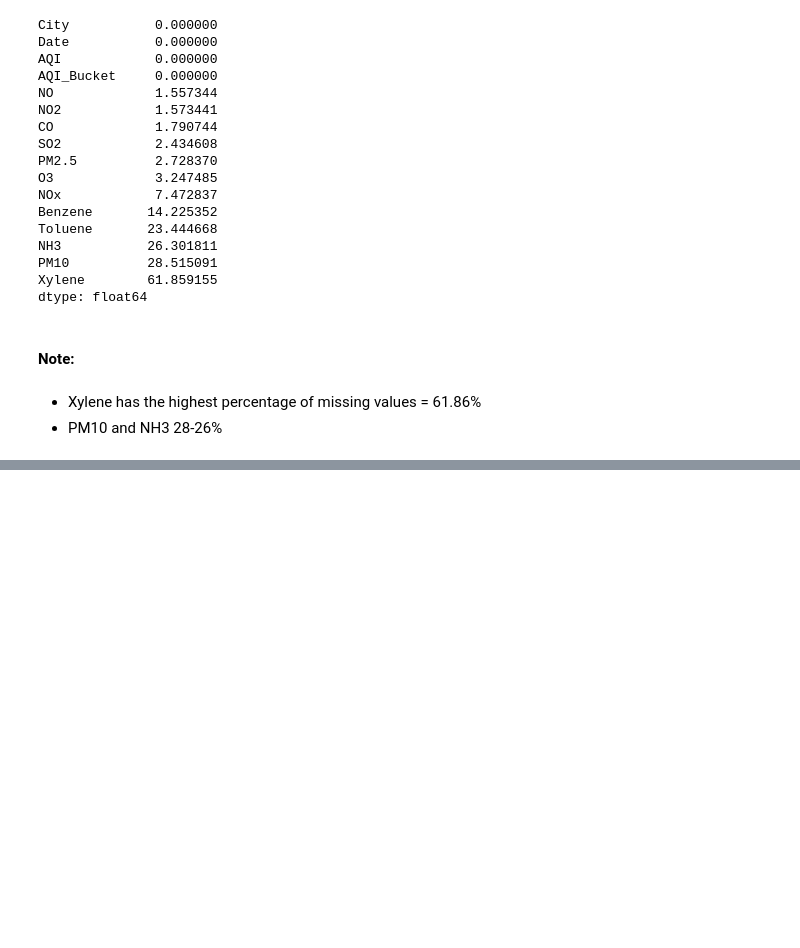
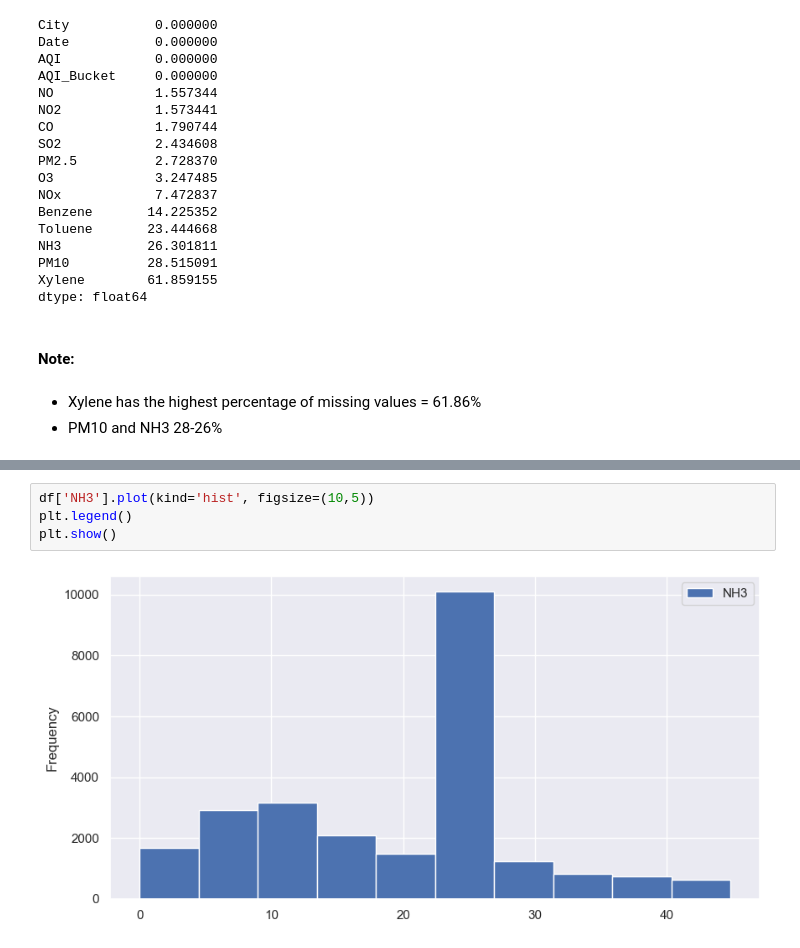
Before and after one commit to itz-ask916/AICTE-AQI-Model-Project-Assignment, a Jupyter notebook: AQI Model.ipynb, the cells around one changed output, grey strips where cells are left out. Cells and saved outputs as stored; diff of their text form; blank space fills up the shorter version.

```diff
--- a/AQI Model.ipynb
+++ b/AQI Model.ipynb
@@ -160,0 +203,6 @@ dtype: float64
+# %%
+df['NH3'].plot(kind='hist', figsize=(10,5))
+plt.legend()
+plt.show()
+# %% [output]
+[figure, added]
```
Also changed, not shown: parts of 38 cells of this notebook.
